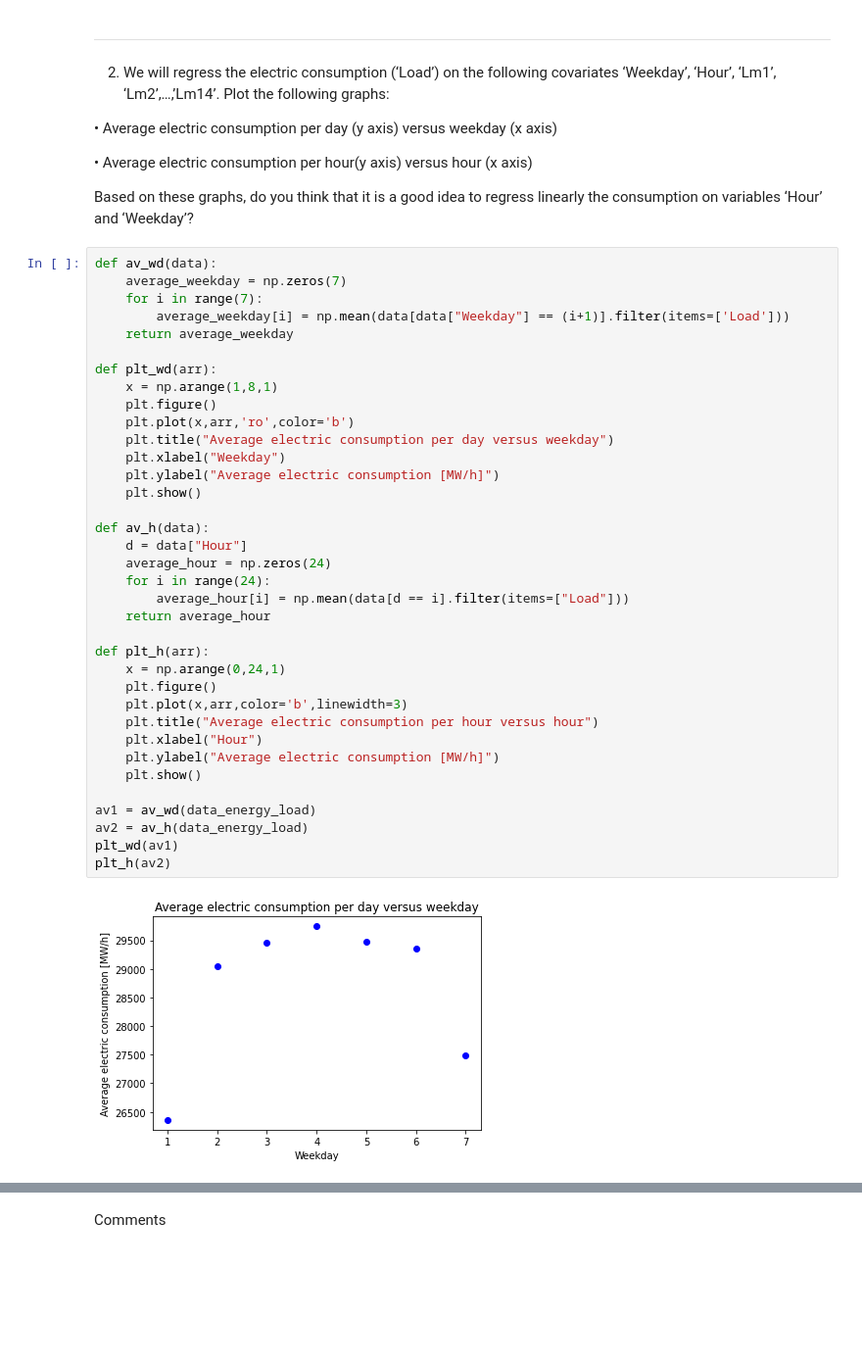
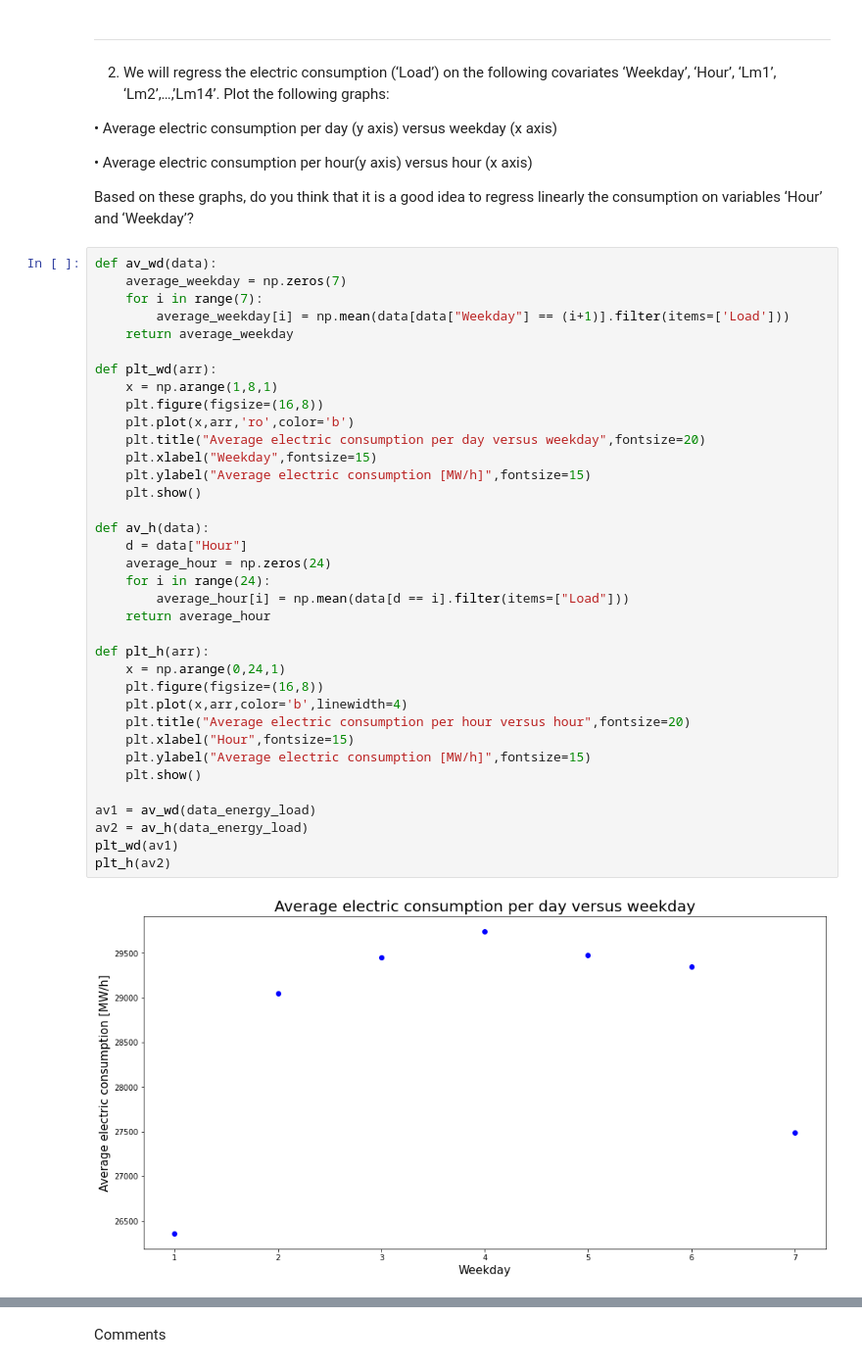
Before and after one commit to MxDx/Hackatons_2, a Jupyter notebook: hackathon2_without_code.ipynb, the cells around one changed output, grey strips where cells are left out. Shown at 98% size. Cells and saved outputs as stored; diff of their text form; blank space fills up the shorter version.

```diff
--- a/hackathon2_without_code.ipynb
+++ b/hackathon2_without_code.ipynb
@@ -139,38 +139,38 @@ Based on these graphs, do you think that it is a good idea to regress linearly t
 # %%
 def av_wd(data):
     average_weekday = np.zeros(7)
     for i in range(7):
         average_weekday[i] = np.mean(data[data["Weekday"] == (i+1)].filter(items=['Load']))
     return average_weekday
 
 def plt_wd(arr):
     x = np.arange(1,8,1)
-    plt.figure()
+    plt.figure(figsize=(16,8))
     plt.plot(x,arr,'ro',color='b')
-    plt.title("Average electric consumption per day versus weekday")
-    plt.xlabel("Weekday")
-    plt.ylabel("Average electric consumption [MW/h]")
+    plt.title("Average electric consumption per day versus weekday",fontsize=20)
+    plt.xlabel("Weekday",fontsize=15)
+    plt.ylabel("Average electric consumption [MW/h]",fontsize=15)
     plt.show()
 
 def av_h(data):
     d = data["Hour"]
     average_hour = np.zeros(24)
     for i in range(24):
         average_hour[i] = np.mean(data[d == i].filter(items=["Load"]))
     return average_hour
 
 def plt_h(arr):
     x = np.arange(0,24,1)
-    plt.figure()
-    plt.plot(x,arr,color='b',linewidth=3)
-    plt.title("Average electric consumption per hour versus hour")
-    plt.xlabel("Hour")
-    plt.ylabel("Average electric consumption [MW/h]")
+    plt.figure(figsize=(16,8))
+    plt.plot(x,arr,color='b',linewidth=4)
+    plt.title("Average electric consumption per hour versus hour",fontsize=20)
+    plt.xlabel("Hour",fontsize=15)
+    plt.ylabel("Average electric consumption [MW/h]",fontsize=15)
     plt.show()
 
 av1 = av_wd(data_energy_load)
 av2 = av_h(data_energy_load)
 plt_wd(av1)
 plt_h(av2)
 # %% [output]
-[figure, old version]
+[figure, new version]
```
Also changed, not shown: parts of 1 cell of this notebook.
